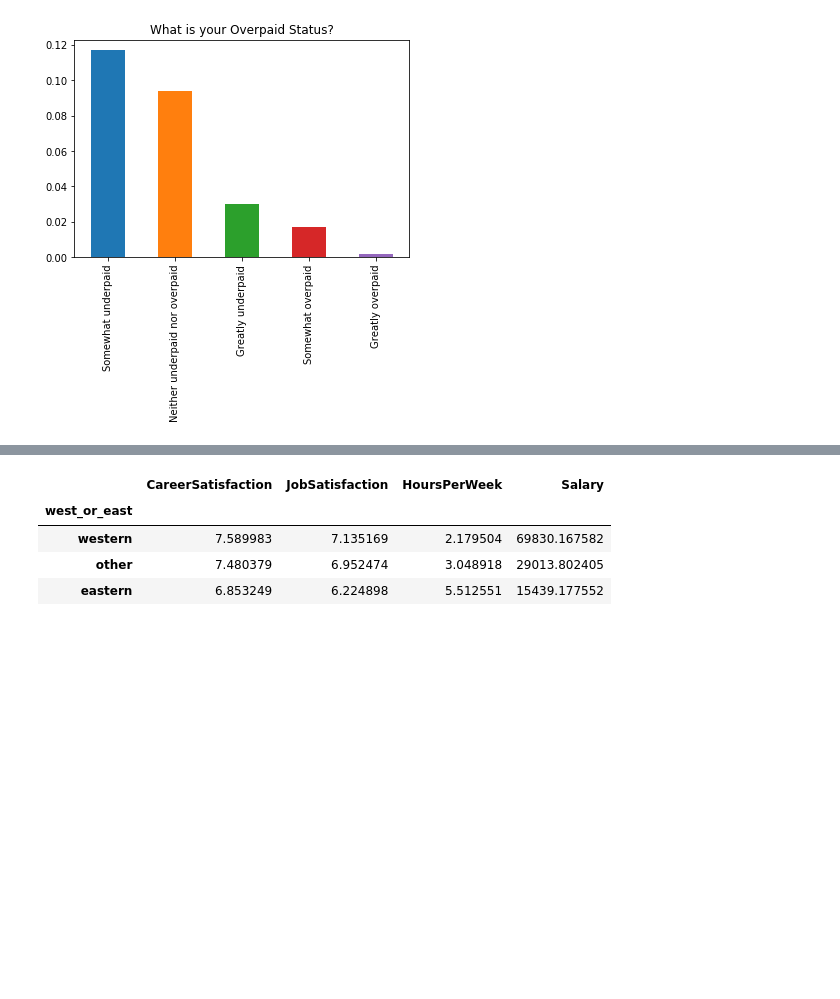
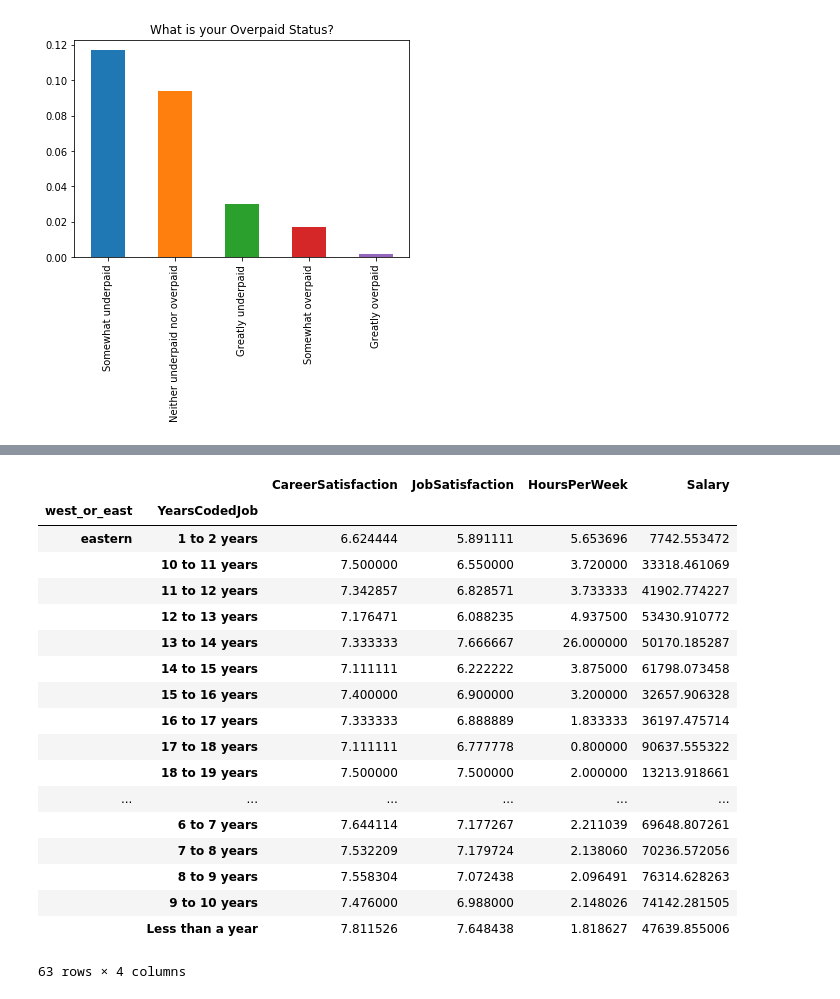
Before and after one commit to joshuayeung/Write-A-Data-Science-Blog-Post, a Jupyter notebook: Write a Data Science Blog Post.ipynb, the cells around one changed output, grey strips where cells are left out. Saved outputs shown, nothing was run; the diff lists cells and outputs as text; code cells hidden in the pictures; blank space fills up the shorter version.

```diff
--- a/Write a Data Science Blog Post.ipynb
+++ b/Write a Data Science Blog Post.ipynb
@@ -99,7 +99,7 @@ plt.title("What is your Overpaid Status?");
 # %% [output]
 [figure]
 # %%
-useful_columns = ['Country', 'EmploymentStatus', 'CareerSatisfaction', 'JobSatisfaction', 'JobSeekingStatus', 'HoursPerWeek', 'Salary', 'west_or_east', 'Overpaid']
+useful_columns = ['Country', 'YearsCodedJob', 'EmploymentStatus', 'CareerSatisfaction', 'JobSatisfaction', 'JobSeekingStatus', 'HoursPerWeek', 'Salary', 'west_or_east', 'Overpaid']
 useful_df = pd.DataFrame(df.query("Professional == 'Professional developer' and (Gender == 'Male' or Gender == 'Female') and EmploymentStatus == 'Employed full-time'"))[useful_columns]
 useful_df.head()
 # %% [output]
@@ -112,9 +112,23 @@ useful_df.head()
 # %%
-comparison = useful_df.groupby(['west_or_east']).mean().sort_values(by='Salary', ascending=False)
+comparison = useful_df.groupby(['west_or_east','YearsCodedJob']).mean()
 comparison
 # %% [output]
-|  | CareerSatisfaction | JobSatisfaction | HoursPerWeek | Salary |
-| west_or_east |  |  |  |  |
-| western | 7.589983 | 7.135169 | 2.179504 | 69830.167582 |
-| other | 7.480379 | 6.952474 | 3.048918 | 29013.802405 |
-| eastern | 6.853249 | 6.224898 | 5.512551 | 15439.177552 |
+|  |  | CareerSatisfaction | JobSatisfaction | HoursPerWeek | Salary |
+| west_or_east | YearsCodedJob |  |  |  |  |
+| eastern | 1 to 2 years | 6.624444 | 5.891111 | 5.653696 | 7742.553472 |
+|  | 10 to 11 years | 7.500000 | 6.550000 | 3.720000 | 33318.461069 |
+|  | 11 to 12 years | 7.342857 | 6.828571 | 3.733333 | 41902.774227 |
+|  | 12 to 13 years | 7.176471 | 6.088235 | 4.937500 | 53430.910772 |
+|  | 13 to 14 years | 7.333333 | 7.666667 | 26.000000 | 50170.185287 |
+|  | 14 to 15 years | 7.111111 | 6.222222 | 3.875000 | 61798.073458 |
+|  | 15 to 16 years | 7.400000 | 6.900000 | 3.200000 | 32657.906328 |
+|  | 16 to 17 years | 7.333333 | 6.888889 | 1.833333 | 36197.475714 |
+|  | 17 to 18 years | 7.111111 | 6.777778 | 0.800000 | 90637.555322 |
+|  | 18 to 19 years | 7.500000 | 7.500000 | 2.000000 | 13213.918661 |
+| ... | ... | ... | ... | ... | ... |
+|  | 6 to 7 years | 7.644114 | 7.177267 | 2.211039 | 69648.807261 |
+|  | 7 to 8 years | 7.532209 | 7.179724 | 2.138060 | 70236.572056 |
+|  | 8 to 9 years | 7.558304 | 7.072438 | 2.096491 | 76314.628263 |
+|  | 9 to 10 years | 7.476000 | 6.988000 | 2.148026 | 74142.281505 |
+|  | Less than a year | 7.811526 | 7.648438 | 1.818627 | 47639.855006 |
+63 rows × 4 columns
```
Also changed, not shown: parts of 9 cells of this notebook.
